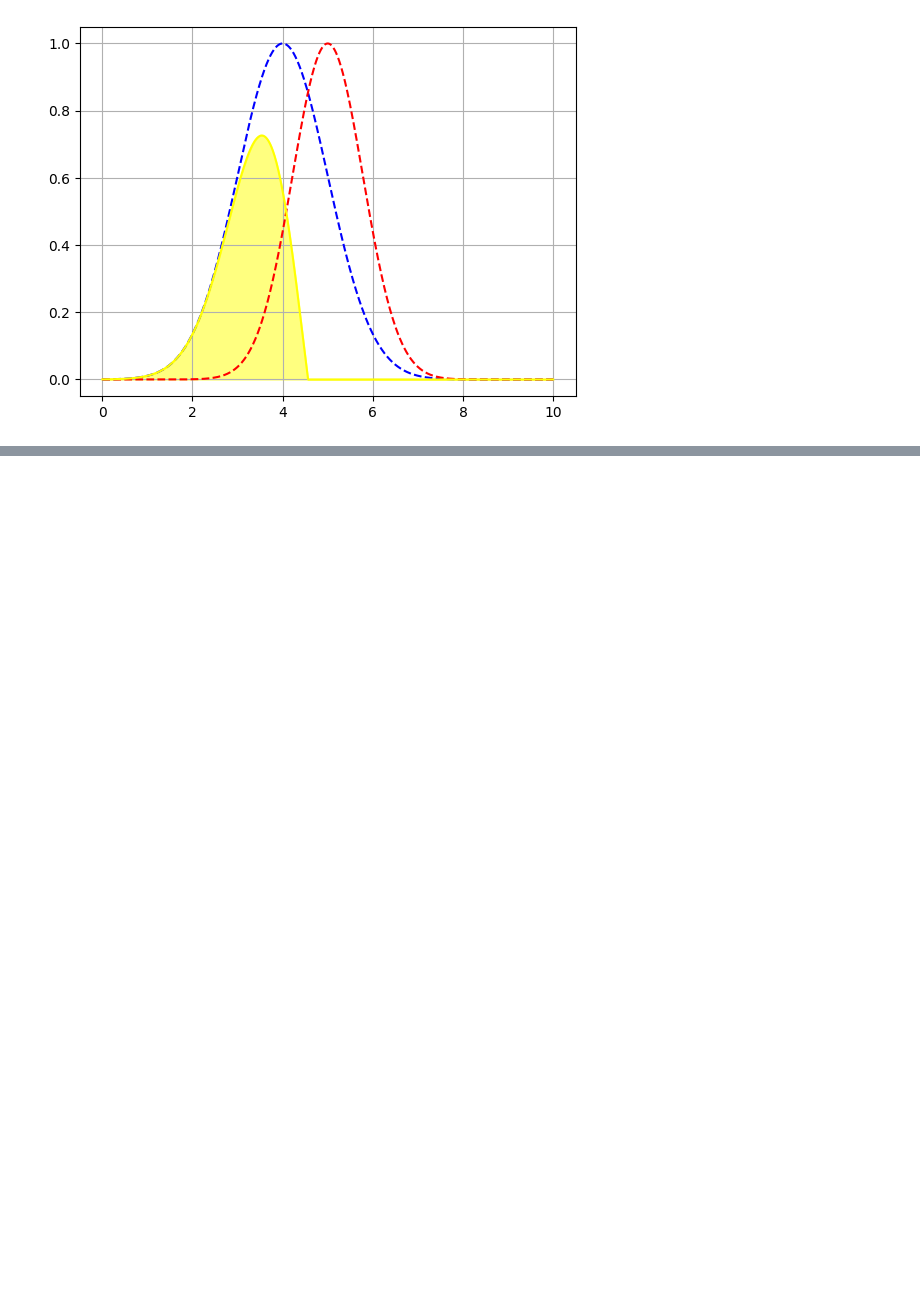
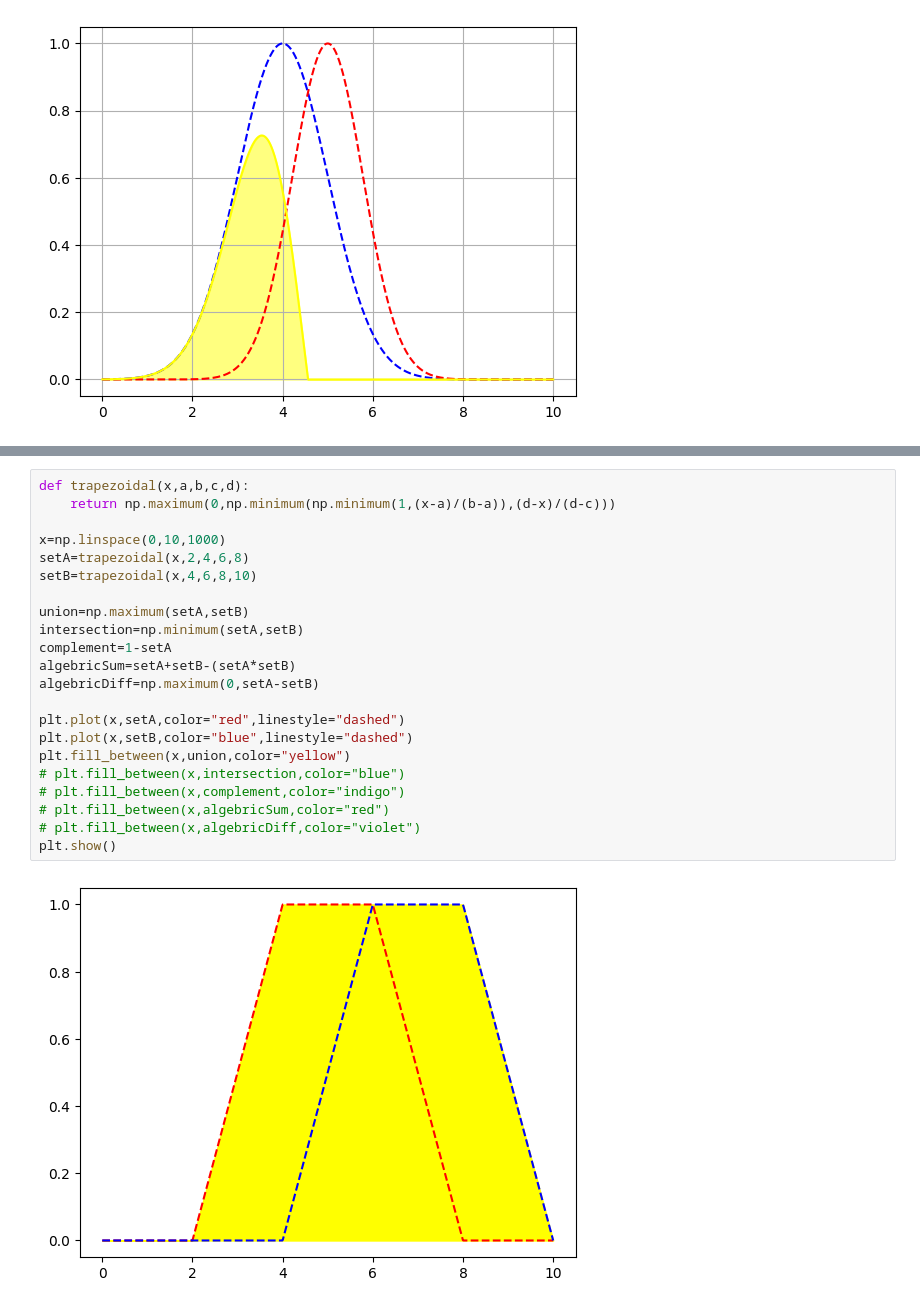
Before and after one commit to PRANAY130/Soft-Computing, a Jupyter notebook: Practice/practice.ipynb, the cells around one changed output, grey strips where cells are left out. Drawn from its saved outputs; the diff is of its cells as text; blank space fills up the shorter version.

```diff
--- a/Practice/practice.ipynb
+++ b/Practice/practice.ipynb
@@ -76,0 +115,24 @@ plt.show()
+# %%
+def trapezoidal(x,a,b,c,d):
+    return np.maximum(0,np.minimum(np.minimum(1,(x-a)/(b-a)),(d-x)/(d-c)))
+
+x=np.linspace(0,10,1000)
+setA=trapezoidal(x,2,4,6,8)
+setB=trapezoidal(x,4,6,8,10)
+
+union=np.maximum(setA,setB)
+intersection=np.minimum(setA,setB)
+complement=1-setA
+algebricSum=setA+setB-(setA*setB)
+algebricDiff=np.maximum(0,setA-setB)
+
+plt.plot(x,setA,color="red",linestyle="dashed")
+plt.plot(x,setB,color="blue",linestyle="dashed")
+plt.fill_between(x,union,color="yellow")
+# plt.fill_between(x,intersection,color="blue")
+# plt.fill_between(x,complement,color="indigo")
+# plt.fill_between(x,algebricSum,color="red")
+# plt.fill_between(x,algebricDiff,color="violet")
+plt.show()
+# %% [output]
+[figure, added]
```
Also changed, not shown: parts of 3 cells of this notebook, 1 other file.
